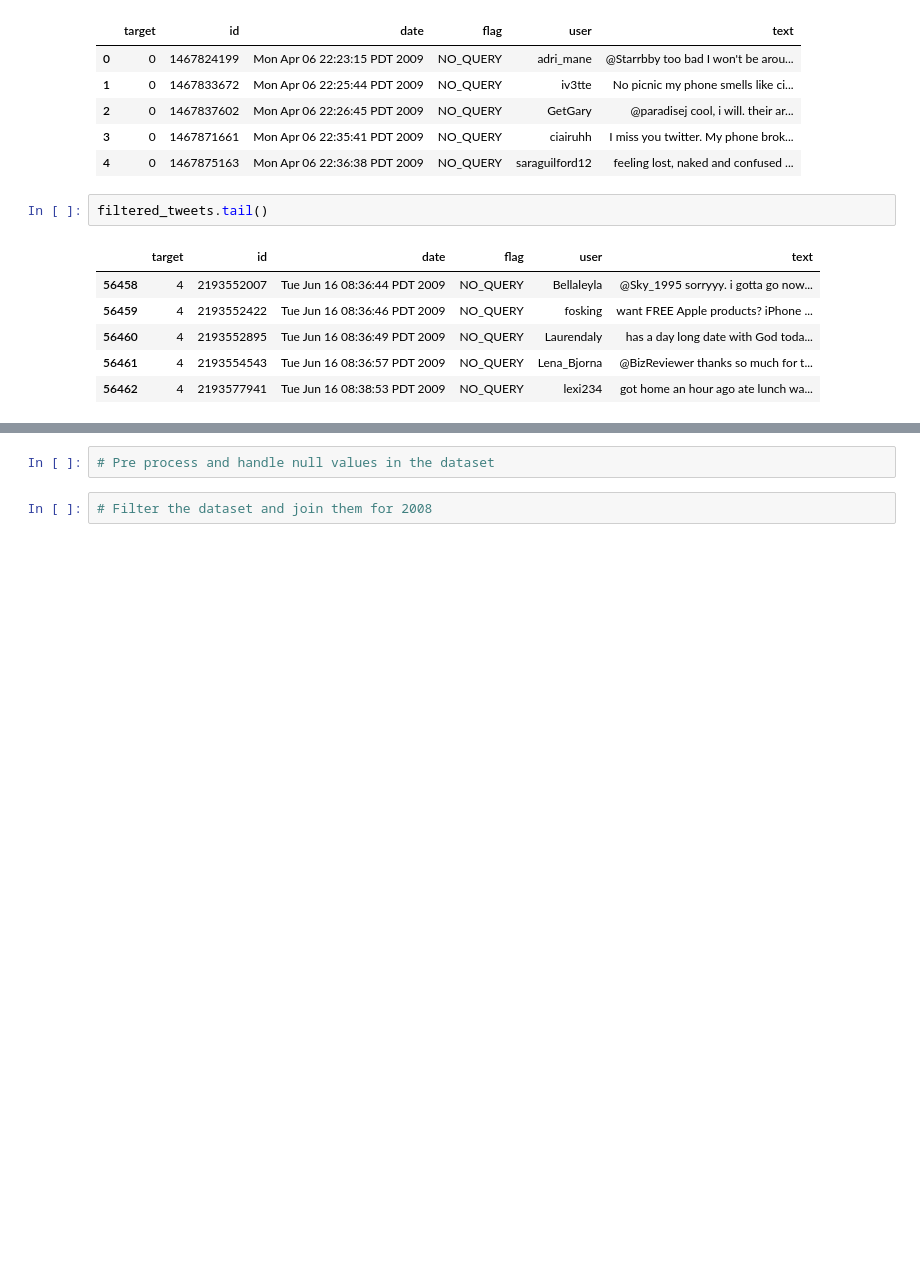
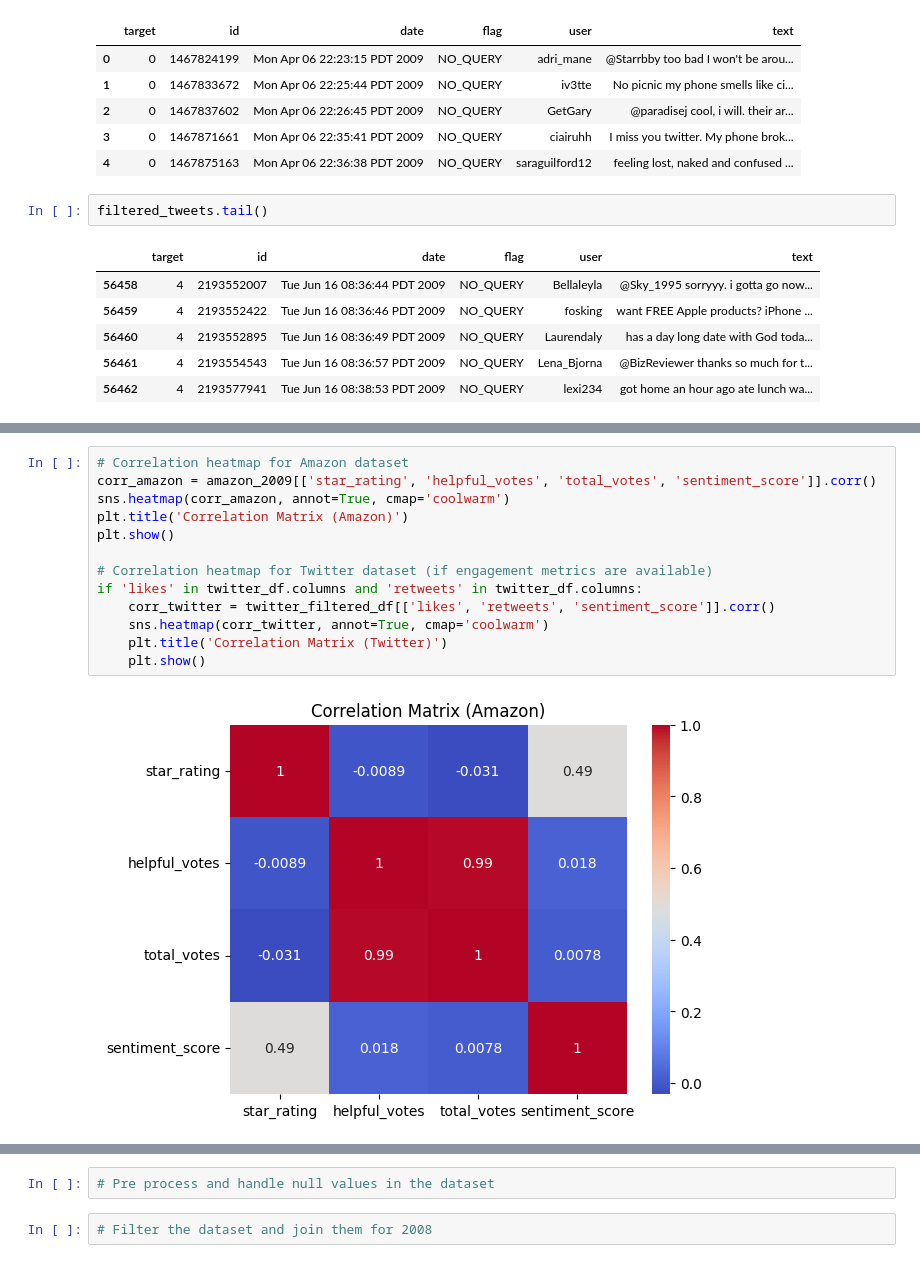
Before and after one commit to gyaneshpande/big-data-project, a Jupyter notebook: big-data-project.ipynb, the cells around one changed output, grey strips where cells are left out. Drawn from its saved outputs; the diff is of its cells as text; blank space fills up the shorter version.

```diff
--- a/big-data-project.ipynb
+++ b/big-data-project.ipynb
@@ -116,0 +298,15 @@ filtered_tweets.tail()
+# %%
+# Correlation heatmap for Amazon dataset
+corr_amazon = amazon_2009[['star_rating', 'helpful_votes', 'total_votes', 'sentiment_score']].corr()
+sns.heatmap(corr_amazon, annot=True, cmap='coolwarm')
+plt.title('Correlation Matrix (Amazon)')
+plt.show()
+
+# Correlation heatmap for Twitter dataset (if engagement metrics are available)
+if 'likes' in twitter_df.columns and 'retweets' in twitter_df.columns:
+    corr_twitter = twitter_filtered_df[['likes', 'retweets', 'sentiment_score']].corr()
+    sns.heatmap(corr_twitter, annot=True, cmap='coolwarm')
+    plt.title('Correlation Matrix (Twitter)')
+    plt.show()
+# %% [output]
+[figure, added]
```
Also changed, not shown: parts of 12 cells of this notebook.
